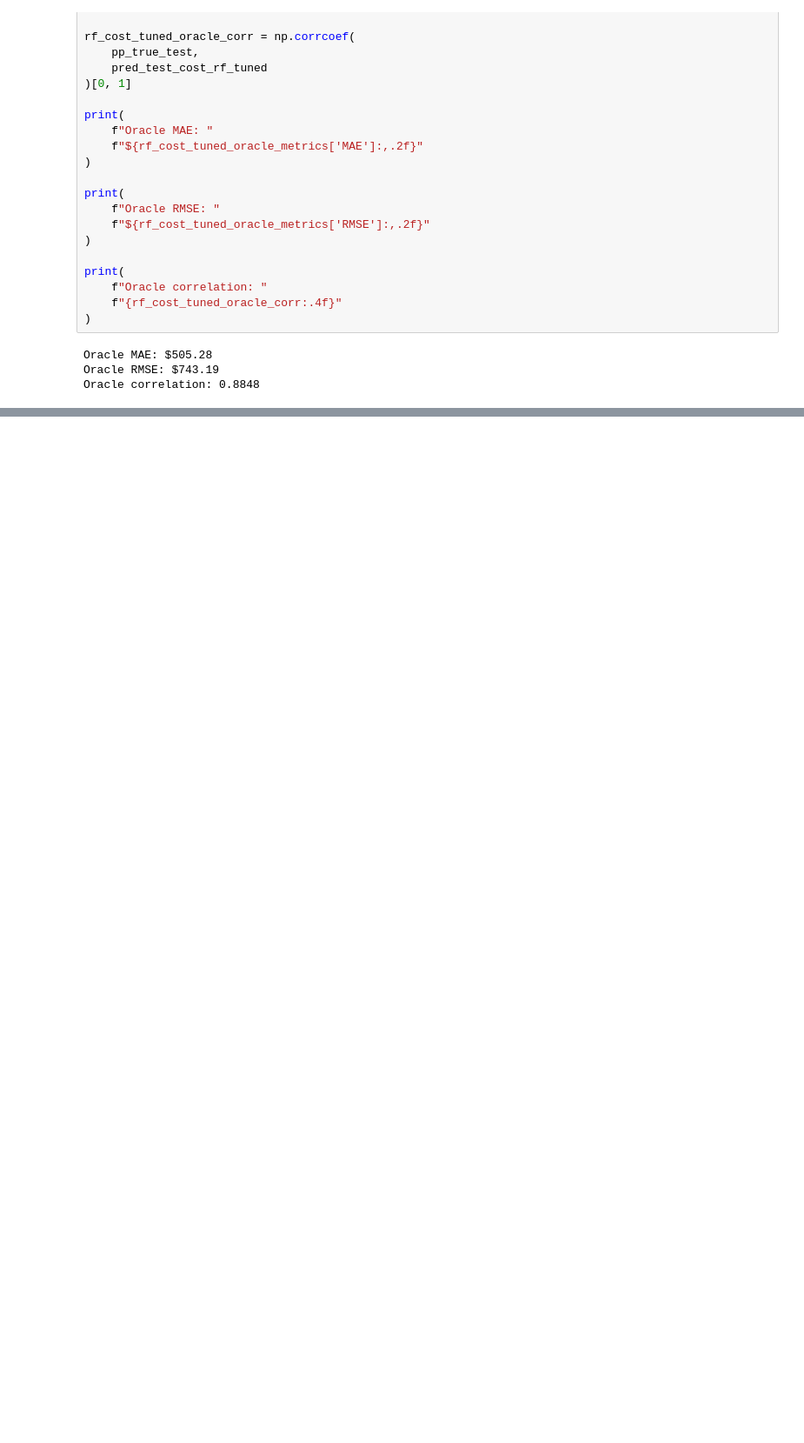
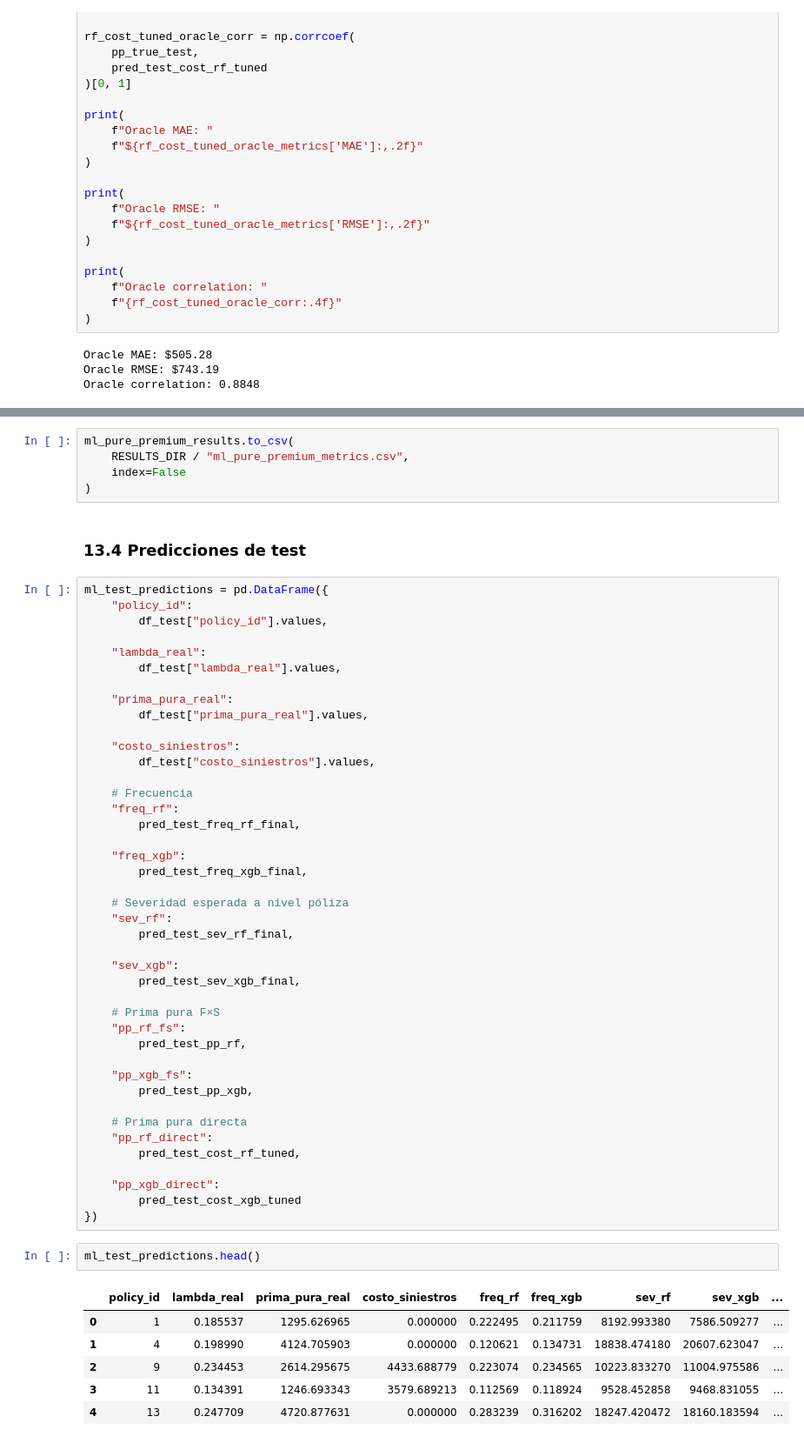
Before and after one commit to ActuarioDereckFuzz/Modelos_estadisticosvsMLvsDeep-Learning, a Jupyter notebook: notebooks/04_machine_learning.ipynb, the cells around one changed output, grey strips where cells are left out. Shown at 87% size. Cells and saved outputs as stored; diff of their text form; blank space fills up the shorter version.

```diff
--- a/notebooks/04_machine_learning.ipynb
+++ b/notebooks/04_machine_learning.ipynb
@@ -2866,0 +3797,58 @@ Oracle correlation: 0.8848
+# %%
+ml_pure_premium_results.to_csv(
+    RESULTS_DIR / "ml_pure_premium_metrics.csv",
+    index=False
+)
+# %% [markdown]
+### 13.4 Predicciones de test
+# %%
+ml_test_predictions = pd.DataFrame({
+    "policy_id":
+        df_test["policy_id"].values,
+
+    "lambda_real":
+        df_test["lambda_real"].values,
+
+    "prima_pura_real":
+        df_test["prima_pura_real"].values,
+
+    "costo_siniestros":
+        df_test["costo_siniestros"].values,
+
+    # Frecuencia
+    "freq_rf":
+        pred_test_freq_rf_final,
+
+    "freq_xgb":
+        pred_test_freq_xgb_final,
+
+    # Severidad esperada a nivel póliza
+    "sev_rf":
+        pred_test_sev_rf_final,
+
+    "sev_xgb":
+        pred_test_sev_xgb_final,
+
+    # Prima pura F×S
+    "pp_rf_fs":
+        pred_test_pp_rf,
+
+    "pp_xgb_fs":
+        pred_test_pp_xgb,
+
+    # Prima pura directa
+    "pp_rf_direct":
+        pred_test_cost_rf_tuned,
+
+    "pp_xgb_direct":
+        pred_test_cost_xgb_tuned
+})
+# %%
+ml_test_predictions.head()
+# %% [output]
+|  | policy_id | lambda_real | prima_pura_real | costo_siniestros | freq_rf | freq_xgb | sev_rf | sev_xgb | ... |
+| 0 | 1 | 0.185537 | 1295.626965 | 0.000000 | 0.222495 | 0.211759 | 8192.993380 | 7586.509277 | ... |
+| 1 | 4 | 0.198990 | 4124.705903 | 0.000000 | 0.120621 | 0.134731 | 18838.474180 | 20607.623047 | ... |
+| 2 | 9 | 0.234453 | 2614.295675 | 4433.688779 | 0.223074 | 0.234565 | 10223.833270 | 11004.975586 | ... |
+| 3 | 11 | 0.134391 | 1246.693343 | 3579.689213 | 0.112569 | 0.118924 | 9528.452858 | 9468.831055 | ... |
+| 4 | 13 | 0.247709 | 4720.877631 | 0.000000 | 0.283239 | 0.316202 | 18247.420472 | 18160.183594 | ... |
```
Also changed, not shown: parts of 62 cells of this notebook, 4 other files.
